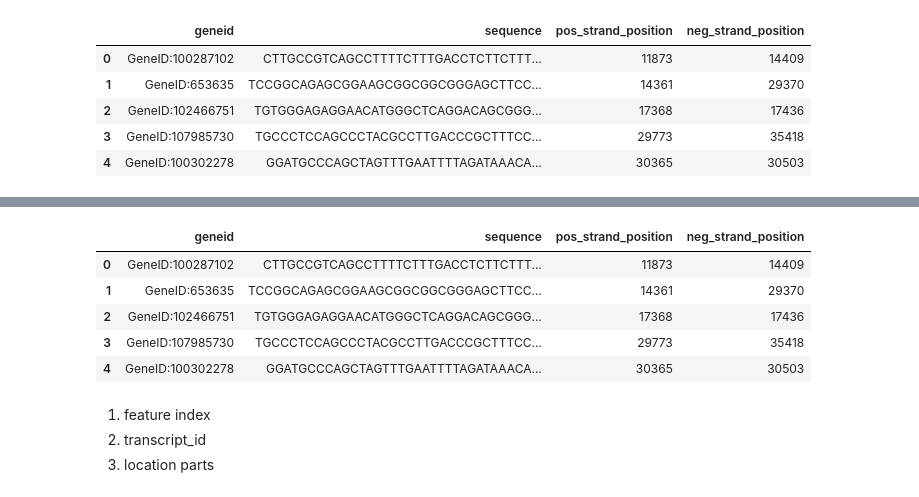
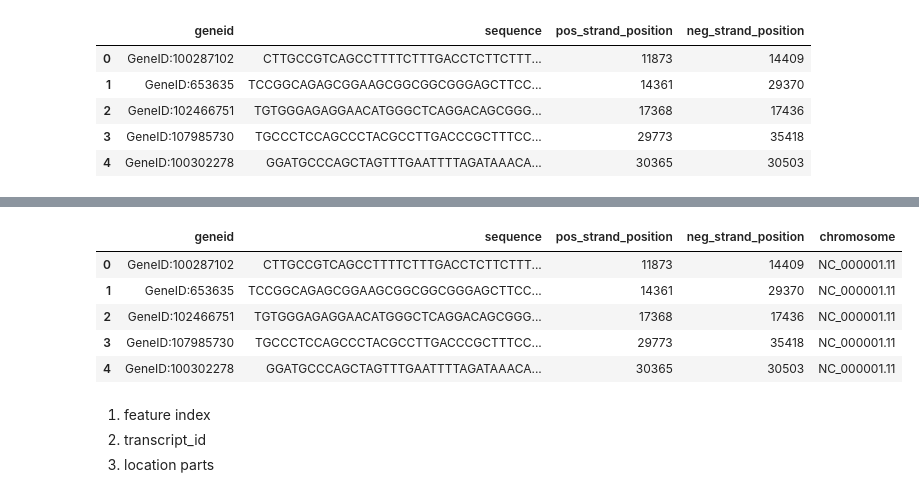
Before and after one commit to DataAndDeadlifts/main, a Jupyter notebook: nbs/01 data.transcription.ipynb, the cells around one changed output, grey strips where cells are left out. Cells and saved outputs as stored; diff of their text form; code cells hidden in the pictures.

```diff
--- a/nbs/01 data.transcription.ipynb
+++ b/nbs/01 data.transcription.ipynb
@@ -215,8 +213,19 @@ if not example_chromosome_gene_info_path.exists():
     write_chromosome_gene_info(latest_assembly_path, example_chromosome_path.stem, example_chromosome_gene_info)
 # %%
 #| export
-def read_all_chromosome_gene_info(assembly_path: Path, limit: int = None) -> pd.DataFrame:
+def get_chromosome_genes(assembly_path: Path, chromosome: str = None, gene_ids: list[str] = None, limit: int = None) -> pd.DataFrame:
     gene_info_files = list((assembly_path / "genes").glob("*.csv"))
+    if isinstance(chromosome, str):
+        gene_info_files = [p for p in gene_info_files if p.stem == chromosome]
     if limit is not None:
         gene_info_files = gene_info_files[:limit]
-    return pd.concat([pd.read_csv(p) for p in gene_info_files], axis=0, ignore_index=True)
+    frames = []
+    for p in gene_info_files:
+        p_frame = pd.read_csv(p)
+        if isinstance(gene_ids, list):
+            p_frame = p_frame[p_frame.geneid.isin(gene_ids)]
+            if p_frame.shape[0] == 0:
+                continue
+        p_frame.loc[:, 'chromosome'] = p.stem
+        frames.append(p_frame)
+    return pd.concat(frames, axis=0, ignore_index=True)
@@ -223,14 +251,15 @@ def read_all_chromosome_gene_info(assembly_path: Path, limit: int = None) -> pd.
 # %%
 #| hide
-example_chromosome_gene_info_frame = read_all_chromosome_gene_info(latest_assembly_path, 3)
+example_chromosome_gene_info_frame = get_chromosome_genes(
+    latest_assembly_path, chromosome=example_chromosome)
 example_chromosome_gene_info_frame.head()
 # %% [output]
-|  | geneid | sequence | pos_strand_position | neg_strand_position |
-| 0 | GeneID:100287102 | CTTGCCGTCAGCCTTTTCTTTGACCTCTTCTTT... | 11873 | 14409 |
-| 1 | GeneID:653635 | TCCGGCAGAGCGGAAGCGGCGGCGGGAGCTTCC... | 14361 | 29370 |
-| 2 | GeneID:102466751 | TGTGGGAGAGGAACATGGGCTCAGGACAGCGGG... | 17368 | 17436 |
-| 3 | GeneID:107985730 | TGCCCTCCAGCCCTACGCCTTGACCCGCTTTCC... | 29773 | 35418 |
-| 4 | GeneID:100302278 | GGATGCCCAGCTAGTTTGAATTTTAGATAAACA... | 30365 | 30503 |
+|  | geneid | sequence | pos_strand_position | neg_strand_position | chromosome |
+| 0 | GeneID:100287102 | CTTGCCGTCAGCCTTTTCTTTGACCTCTTCTTT... | 11873 | 14409 | NC_000001.11 |
+| 1 | GeneID:653635 | TCCGGCAGAGCGGAAGCGGCGGCGGGAGCTTCC... | 14361 | 29370 | NC_000001.11 |
+| 2 | GeneID:102466751 | TGTGGGAGAGGAACATGGGCTCAGGACAGCGGG... | 17368 | 17436 | NC_000001.11 |
+| 3 | GeneID:107985730 | TGCCCTCCAGCCCTACGCCTTGACCCGCTTTCC... | 29773 | 35418 | NC_000001.11 |
+| 4 | GeneID:100302278 | GGATGCCCAGCTAGTTTGAATTTTAGATAAACA... | 30365 | 30503 | NC_000001.11 |
 # %% [markdown]
 1. feature index
 2. transcript_id
```
Also changed, not shown: parts of 3 cells of this notebook, 48 other files.
